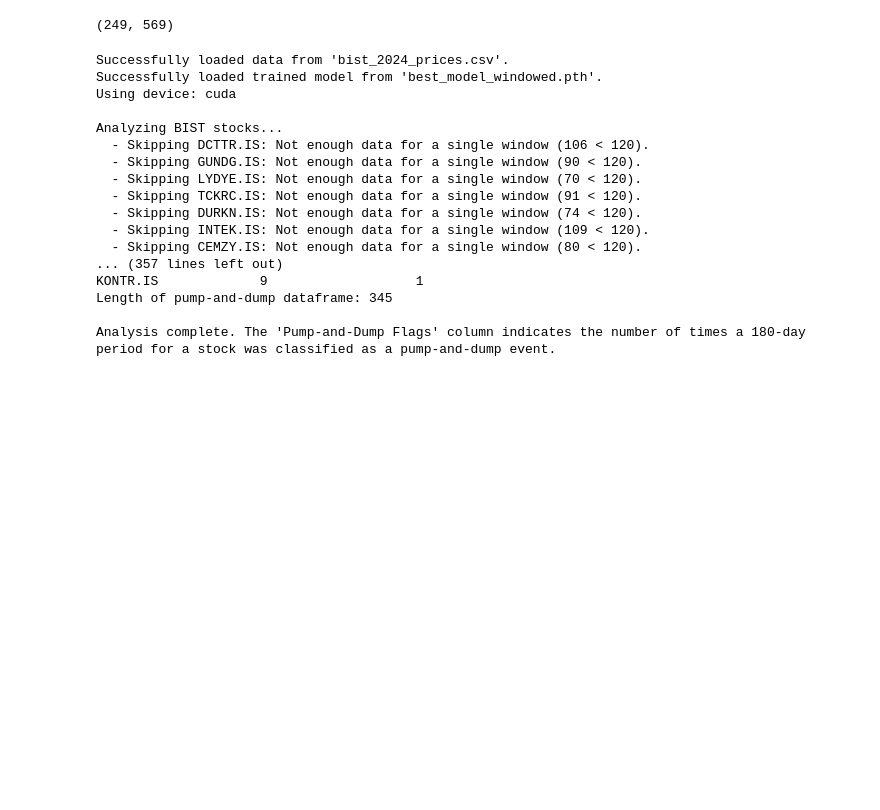
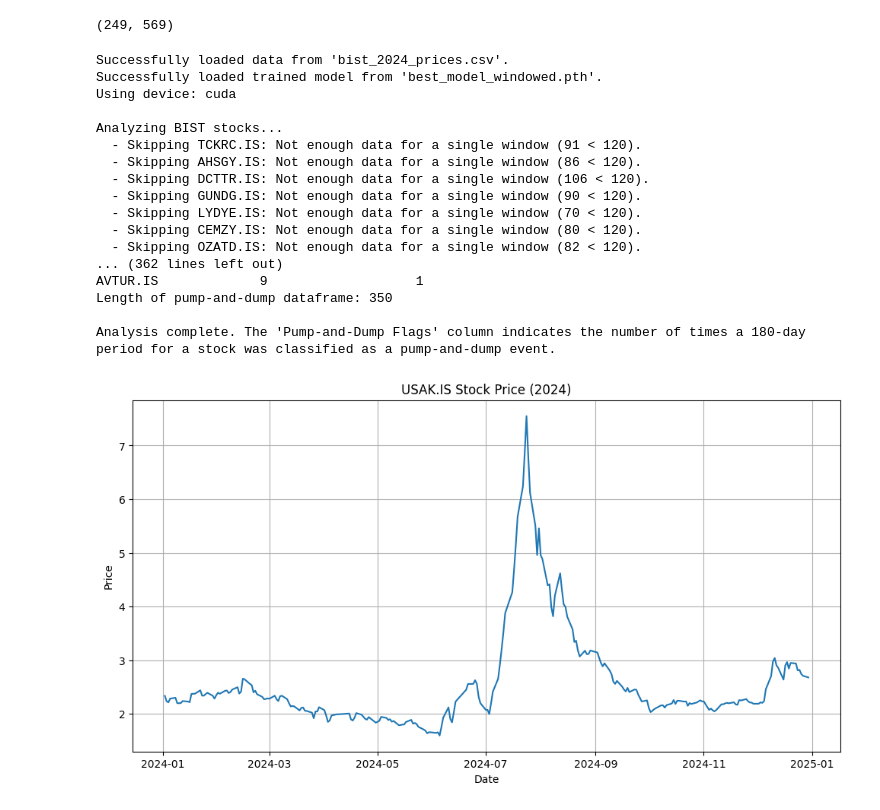
Before and after one commit to eerisken/econ-finance, a Jupyter notebook: pump-and-dump-classifier/pump_and_dump_classifier.ipynb, the cells around one changed output. Saved outputs shown, nothing was run; the diff lists cells and outputs as text; code cells hidden in the pictures; blank space fills up the shorter version.

Commit message:
added visualization to pump-and-dump classifier

```diff
--- a/pump-and-dump-classifier/pump_and_dump_classifier.ipynb
+++ b/pump-and-dump-classifier/pump_and_dump_classifier.ipynb
@@ -106,8 +106,8 @@ def generate_dataset(num_samples, periods):
         oracle = StockOracle(periods=periods, x0=100 + random.uniform(-20, 20),
                              sigma=random.uniform(0.1, 0.7),
                              pump_start_percent=random.uniform(0.1, 0.4),
-                             pump_end_percent=random.uniform(0.5, 0.7),
-                             dump_end_percent=random.uniform(0.7, 0.9))
+                             pump_end_percent=random.uniform(0.5, 0.65),
+                             dump_end_percent=random.uniform(0.65, 0.75))
         X.append(oracle._simulate_pump_dump_data())
         y.append(1)
 
@@ -652,15 +653,35 @@ Successfully loaded trained model from 'best_model_windowed.pth'.
 Using device: cuda
 
 Analyzing BIST stocks...
+  - Skipping TCKRC.IS: Not enough data for a single window (91 < 120).
+  - Skipping AHSGY.IS: Not enough data for a single window (86 < 120).
   - Skipping DCTTR.IS: Not enough data for a single window (106 < 120).
   - Skipping GUNDG.IS: Not enough data for a single window (90 < 120).
   - Skipping LYDYE.IS: Not enough data for a single window (70 < 120).
-  - Skipping TCKRC.IS: Not enough data for a single window (91 < 120).
-  - Skipping DURKN.IS: Not enough data for a single window (74 < 120).
-  - Skipping INTEK.IS: Not enough data for a single window (109 < 120).
   - Skipping CEMZY.IS: Not enough data for a single window (80 < 120).
-... (357 lines left out)
-KONTR.IS             9                   1
-Length of pump-and-dump dataframe: 345
+  - Skipping OZATD.IS: Not enough data for a single window (82 < 120).
+... (362 lines left out)
+AVTUR.IS             9                   1
+Length of pump-and-dump dataframe: 350
 
 Analysis complete. The 'Pump-and-Dump Flags' column indicates the number of times a 180-day period for a stock was classified as a pump-and-dump event.
+# %%
+import matplotlib.pyplot as plt
+
+# Select a ticker to plot (e.g., 'PEKGY.IS' as it had the most flags)
+ticker_to_plot = 'USAK.IS'
+
+if ticker_to_plot in bist_prices.columns:
+    stock_series_to_plot = bist_prices[ticker_to_plot].dropna()
+
+    plt.figure(figsize=(12, 6))
+    plt.plot(stock_series_to_plot.index, stock_series_to_plot.values)
+    plt.title(f'{ticker_to_plot} Stock Price (2024)')
+    plt.xlabel('Date')
+    plt.ylabel('Price')
+    plt.grid(True)
+    plt.show()
+else:
+    print(f"Ticker '{ticker_to_plot}' not found in the downloaded data.")
+# %% [output]
+[figure, added]
```
Also changed, not shown: parts of 2 cells of this notebook.
